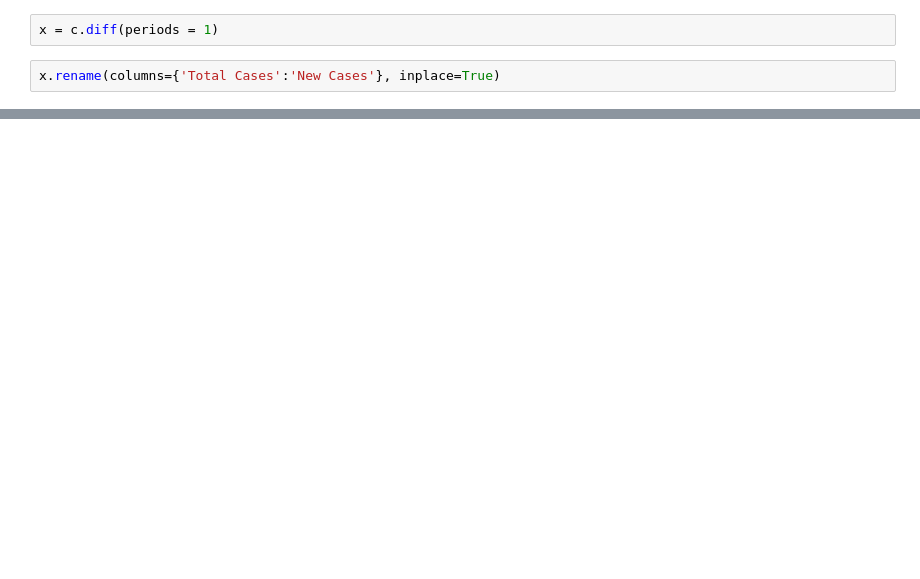
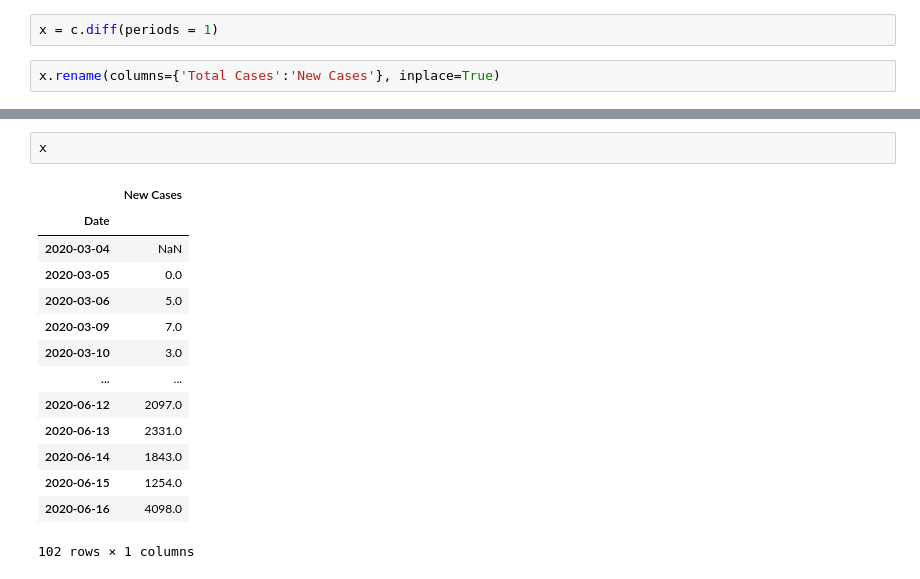
Before and after one commit to ldhagen/Texas_Covid_Data_Notebook, a Jupyter notebook: Texas_Total_Graph.ipynb, the cells around one changed output, grey strips where cells are left out. Drawn from its saved outputs; the diff is of its cells as text; blank space fills up the shorter version.

```diff
--- a/Texas_Total_Graph.ipynb
+++ b/Texas_Total_Graph.ipynb
@@ -77,0 +78,17 @@ fig.savefig('TexasNewCasesDaily.png')
+# %%
+x
+# %% [output]
+|  | New Cases |
+| Date |  |
+| 2020-03-04 | NaN |
+| 2020-03-05 | 0.0 |
+| 2020-03-06 | 5.0 |
+| 2020-03-09 | 7.0 |
+| 2020-03-10 | 3.0 |
+| ... | ... |
+| 2020-06-12 | 2097.0 |
+| 2020-06-13 | 2331.0 |
+| 2020-06-14 | 1843.0 |
+| 2020-06-15 | 1254.0 |
+| 2020-06-16 | 4098.0 |
+102 rows × 1 columns
```
Also changed, not shown: parts of 3 cells of this notebook, 7 other files.
